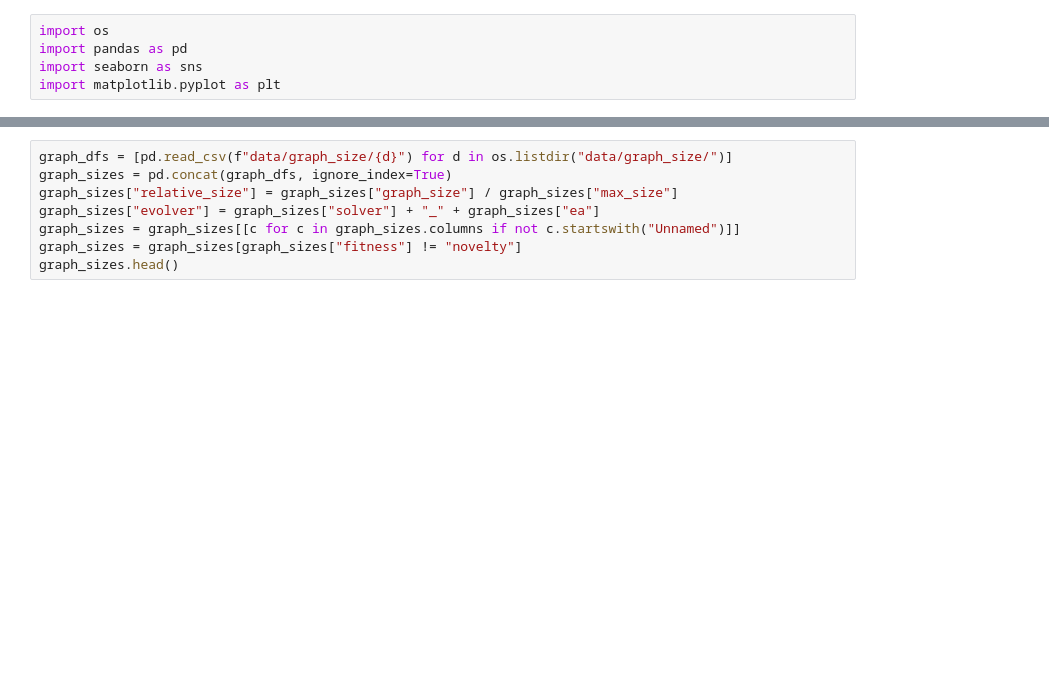
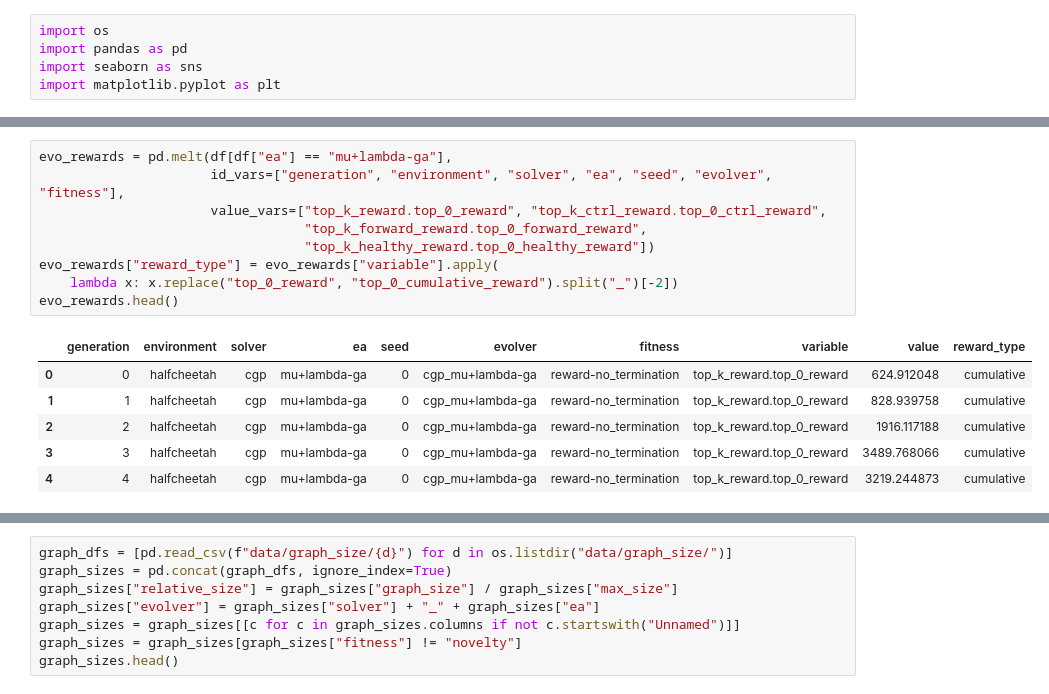
Before and after one commit to giorgia-nadizar/cgpax, a Jupyter notebook: analysis/analysis.ipynb, the cells around one changed output, grey strips where cells are left out. Cells and saved outputs as stored; diff of their text form; blank space fills up the shorter version.

```diff
--- a/analysis/analysis.ipynb
+++ b/analysis/analysis.ipynb
@@ -41,0 +42,16 @@ plt.show()
+# %%
+evo_rewards = pd.melt(df[df["ea"] == "mu+lambda-ga"],
+                      id_vars=["generation", "environment", "solver", "ea", "seed", "evolver", "fitness"],
+                      value_vars=["top_k_reward.top_0_reward", "top_k_ctrl_reward.top_0_ctrl_reward",
+                                  "top_k_forward_reward.top_0_forward_reward",
+                                  "top_k_healthy_reward.top_0_healthy_reward"])
+evo_rewards["reward_type"] = evo_rewards["variable"].apply(
+    lambda x: x.replace("top_0_reward", "top_0_cumulative_reward").split("_")[-2])
+evo_rewards.head()
+# %% [output]
+|  | generation | environment | solver | ea | seed | evolver | fitness | variable | value | reward_type |
+| 0 | 0 | halfcheetah | cgp | mu+lambda-ga | 0 | cgp_mu+lambda-ga | reward-no_termination | top_k_reward.top_0_reward | 624.912048 | cumulative |
+| 1 | 1 | halfcheetah | cgp | mu+lambda-ga | 0 | cgp_mu+lambda-ga | reward-no_termination | top_k_reward.top_0_reward | 828.939758 | cumulative |
+| 2 | 2 | halfcheetah | cgp | mu+lambda-ga | 0 | cgp_mu+lambda-ga | reward-no_termination | top_k_reward.top_0_reward | 1916.117188 | cumulative |
+| 3 | 3 | halfcheetah | cgp | mu+lambda-ga | 0 | cgp_mu+lambda-ga | reward-no_termination | top_k_reward.top_0_reward | 3489.768066 | cumulative |
+| 4 | 4 | halfcheetah | cgp | mu+lambda-ga | 0 | cgp_mu+lambda-ga | reward-no_termination | top_k_reward.top_0_reward | 3219.244873 | cumulative |
```
Also changed, not shown: parts of 12 cells of this notebook.
